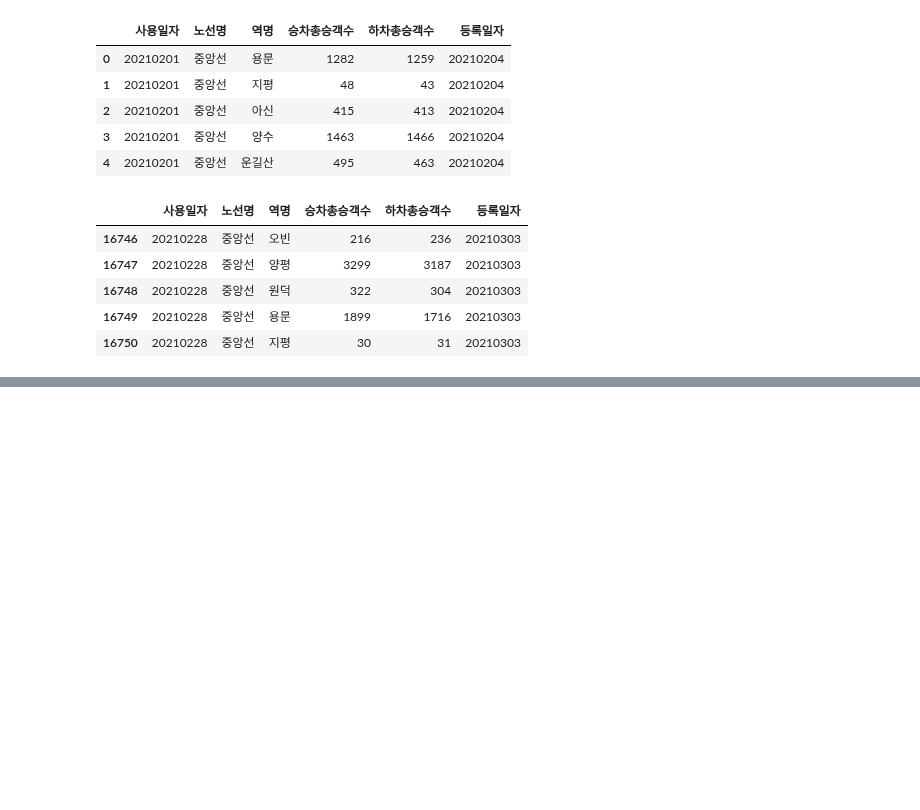
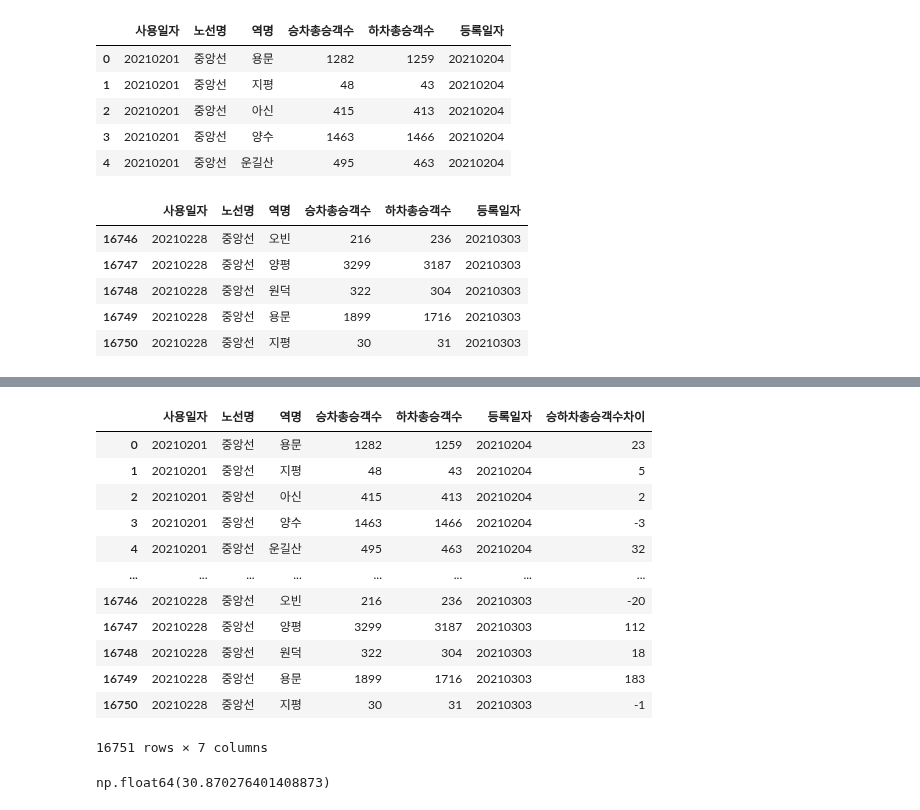
Before and after one commit to yleessam/hipython_rep, a Jupyter notebook: 16_데이터전처리2.ipynb, the cells around one changed output, grey strips where cells are left out. Drawn from its saved outputs; the diff is of its cells as text; code cells hidden in the pictures; blank space fills up the shorter version.

```diff
--- a/16_데이터전처리2.ipynb
+++ b/16_데이터전처리2.ipynb
@@ -681,5 +786,25 @@ df.tail()
+# %%
+df.rename(columns={'승하차총승객수':'승하차총승객수차이'}, inplace=True)
+df
+# %% [output]
+|  | 사용일자 | 노선명 | 역명 | 승차총승객수 | 하차총승객수 | 등록일자 | 승하차총승객수차이 |
+| 0 | 20210201 | 중앙선 | 용문 | 1282 | 1259 | 20210204 | 23 |
+| 1 | 20210201 | 중앙선 | 지평 | 48 | 43 | 20210204 | 5 |
+| 2 | 20210201 | 중앙선 | 아신 | 415 | 413 | 20210204 | 2 |
+| 3 | 20210201 | 중앙선 | 양수 | 1463 | 1466 | 20210204 | -3 |
+| 4 | 20210201 | 중앙선 | 운길산 | 495 | 463 | 20210204 | 32 |
+| ... | ... | ... | ... | ... | ... | ... | ... |
+| 16746 | 20210228 | 중앙선 | 오빈 | 216 | 236 | 20210303 | -20 |
+| 16747 | 20210228 | 중앙선 | 양평 | 3299 | 3187 | 20210303 | 112 |
+| 16748 | 20210228 | 중앙선 | 원덕 | 322 | 304 | 20210303 | 18 |
+| 16749 | 20210228 | 중앙선 | 용문 | 1899 | 1716 | 20210303 | 183 |
+| 16750 | 20210228 | 중앙선 | 지평 | 30 | 31 | 20210303 | -1 |
+16751 rows × 7 columns
 # %%
 #‘승하차총승객수차이’의 평균값을 계산하세요
+df['승하차총승객수차이'].mean()
+# %% [output]
+np.float64(30.870276401408873)
 # %%
 # 전체 중 10개의 아이템을 샘플링해서 데이터프레임을 생성하세요.
 #.sample()
```
Also changed, not shown: parts of 22 cells of this notebook.
